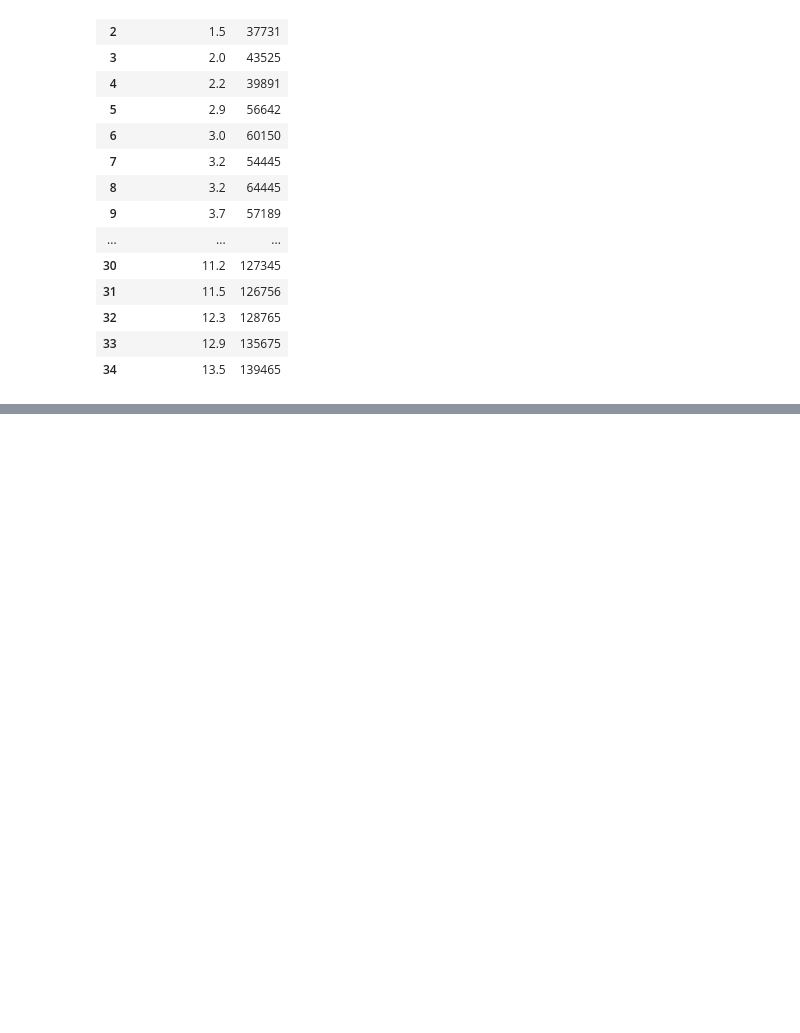
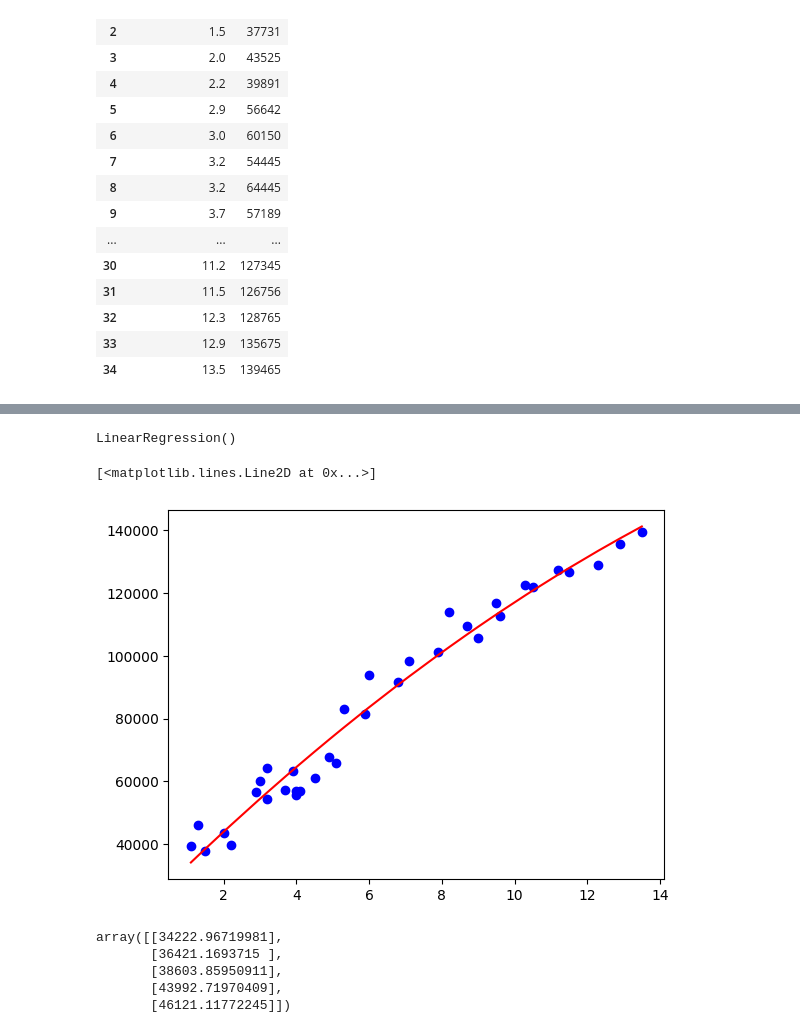
Before and after one commit to hedhoud/AI_projects, a Jupyter notebook: salary_prediction.ipynb, the cells around one changed output, grey strips where cells are left out. Cells and saved outputs as stored; diff of their text form; code cells hidden in the pictures; blank space fills up the shorter version.

```diff
--- a/salary_prediction.ipynb
+++ b/salary_prediction.ipynb
@@ -34,0 +72,3 @@ x_train,x_test,y_train_y_test = train_test_split(Salary,years, test_size=0.2, ra
+# %%
+poly = PolynomialFeatures(degree=2)
+x_poly = poly.fit_transform(Salary)
@@ -34,0 +103,19 @@ x_train,x_test,y_train_y_test = train_test_split(Salary,years, test_size=0.2, ra
+# %%
+regressor.fit(x_poly,years)
+# %% [output]
+LinearRegression()
+# %%
+plt.scatter(Salary,years, color='b')
+plt.plot(Salary, regressor.predict(poly.fit_transform(Salary)), color='r')
+# %% [output]
+[<matplotlib.lines.Line2D at 0x...>]
+[figure, added]
+# %%
+y_p = regressor.predict(poly.fit_transform(Salary))
+y_p[:5]
+# %% [output]
+array([[34222.96719981],
+       [36421.1693715 ],
+       [38603.85950911],
+       [43992.71970409],
+       [46121.11772245]])
```
Also changed, not shown: parts of 12 cells of this notebook, 2 other files.
